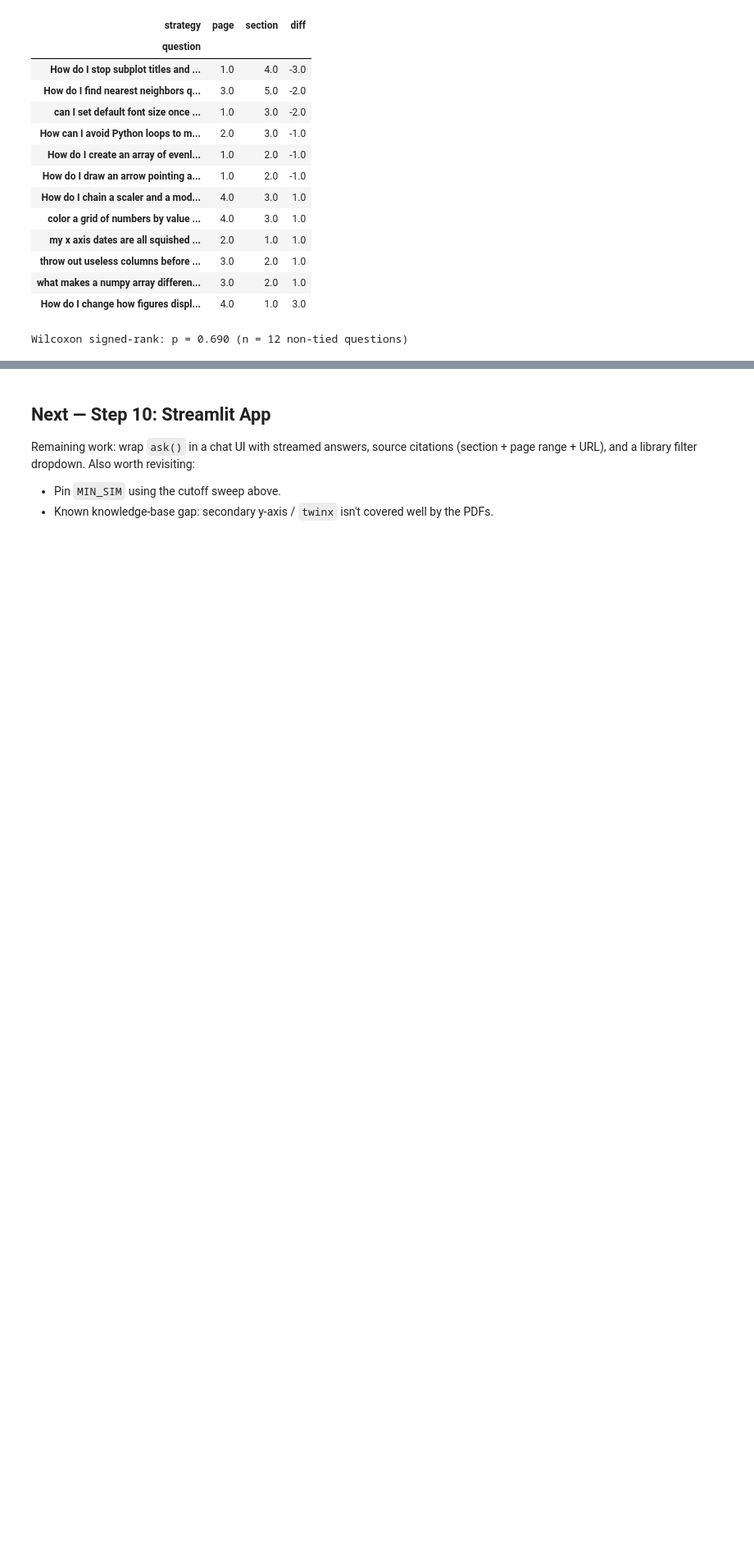
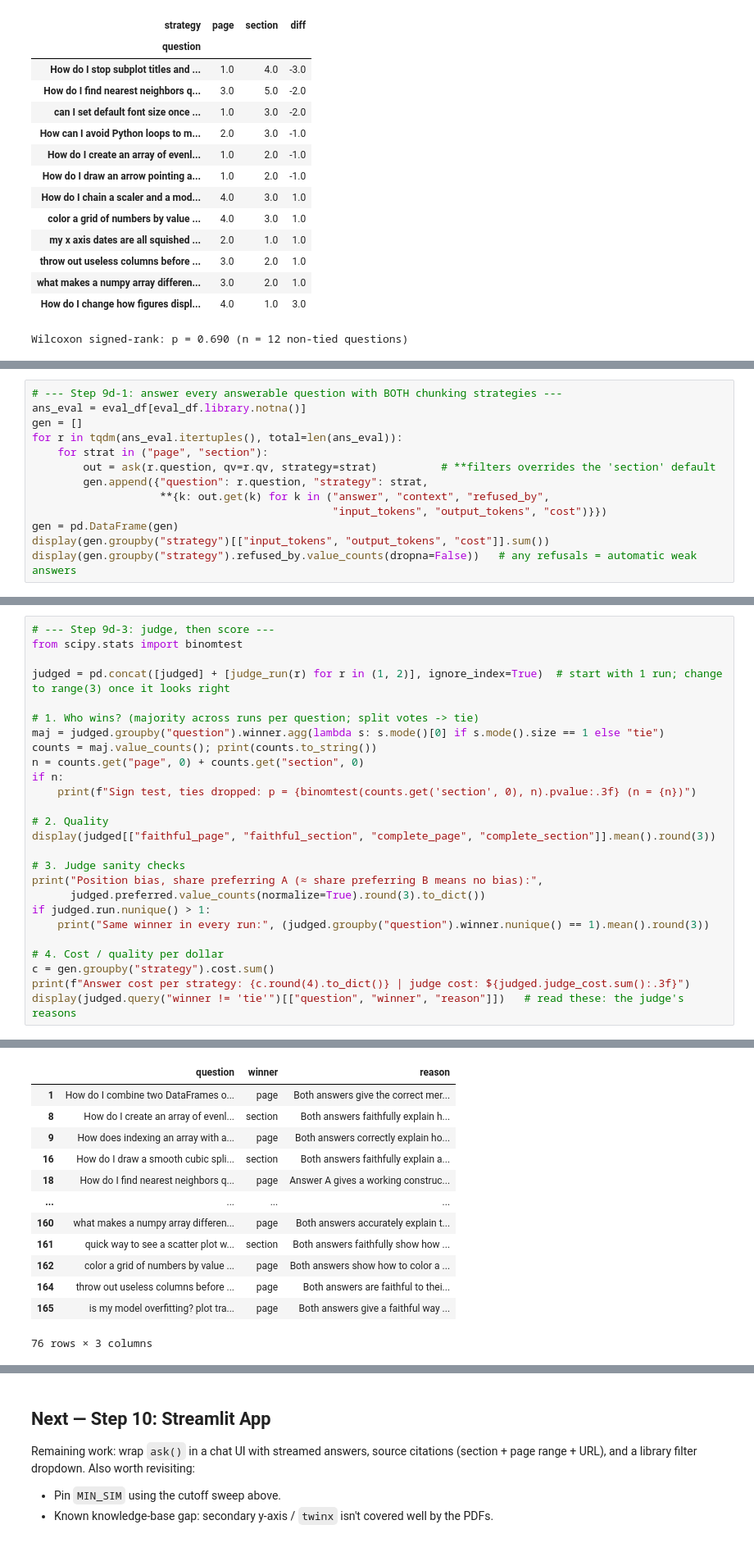
Before and after one commit to MWPerrineJr/llm_engineering-1, a Jupyter notebook: datascience_rag/datascience_rag.ipynb, the cells around one changed output, grey strips where cells are left out. Shown at 82% size. Drawn from its saved outputs; the diff is of its cells as text; blank space fills up the shorter version.

```diff
--- a/datascience_rag/datascience_rag.ipynb
+++ b/datascience_rag/datascience_rag.ipynb
@@ -981,0 +1060,13 @@ Wilcoxon signed-rank: p = 0.690 (n = 12 non-tied questions)
+# %%
+# --- Step 9d-1: answer every answerable question with BOTH chunking strategies ---
+ans_eval = eval_df[eval_df.library.notna()]
+gen = []
+for r in tqdm(ans_eval.itertuples(), total=len(ans_eval)):
+    for strat in ("page", "section"):
+        out = ask(r.question, qv=r.qv, strategy=strat)          # **filters overrides the 'section' default
+        gen.append({"question": r.question, "strategy": strat,
+                    **{k: out.get(k) for k in ("answer", "context", "refused_by",
+                                               "input_tokens", "output_tokens", "cost")}})
+gen = pd.DataFrame(gen)
+display(gen.groupby("strategy")[["input_tokens", "output_tokens", "cost"]].sum())
+display(gen.groupby("strategy").refused_by.value_counts(dropna=False))   # any refusals = automatic weak answers
@@ -981,0 +1128,27 @@ Wilcoxon signed-rank: p = 0.690 (n = 12 non-tied questions)
+# %%
+# --- Step 9d-3: judge, then score ---
+from scipy.stats import binomtest
+
+judged = pd.concat([judged] + [judge_run(r) for r in (1, 2)], ignore_index=True)  # start with 1 run; change to range(3) once it looks right
+
+# 1. Who wins? (majority across runs per question; split votes -> tie)
+maj = judged.groupby("question").winner.agg(lambda s: s.mode()[0] if s.mode().size == 1 else "tie")
+counts = maj.value_counts(); print(counts.to_string())
+n = counts.get("page", 0) + counts.get("section", 0)
+if n:
+    print(f"Sign test, ties dropped: p = {binomtest(counts.get('section', 0), n).pvalue:.3f} (n = {n})")
+
+# 2. Quality
+display(judged[["faithful_page", "faithful_section", "complete_page", "complete_section"]].mean().round(3))
+
+# 3. Judge sanity checks
+print("Position bias, share preferring A (≈ share preferring B means no bias):",
+      judged.preferred.value_counts(normalize=True).round(3).to_dict())
+if judged.run.nunique() > 1:
+    print("Same winner in every run:", (judged.groupby("question").winner.nunique() == 1).mean().round(3))
+
+# 4. Cost / quality per dollar
+c = gen.groupby("strategy").cost.sum()
+print(f"Answer cost per strategy: {c.round(4).to_dict()} | judge cost: ${judged.judge_cost.sum():.3f}")
+display(judged.query("winner != 'tie'")[["question", "winner", "reason"]])   # read these: the judge's reasons
+# %% [output]
@@ -981,0 +1168,13 @@ Wilcoxon signed-rank: p = 0.690 (n = 12 non-tied questions)
+|  | question | winner | reason |
+| 1 | How do I combine two DataFrames o... | page | Both answers give the correct mer... |
+| 8 | How do I create an array of evenl... | section | Both answers faithfully explain h... |
+| 9 | How does indexing an array with a... | page | Both answers correctly explain ho... |
+| 16 | How do I draw a smooth cubic spli... | section | Both answers faithfully explain a... |
+| 18 | How do I find nearest neighbors q... | page | Answer A gives a working construc... |
+| ... | ... | ... | ... |
+| 160 | what makes a numpy array differen... | page | Both answers accurately explain t... |
+| 161 | quick way to see a scatter plot w... | section | Both answers faithfully show how ... |
+| 162 | color a grid of numbers by value ... | page | Both answers show how to color a ... |
+| 164 | throw out useless columns before ... | page | Both answers are faithful to thei... |
+| 165 | is my model overfitting? plot tra... | page | Both answers give a faithful way ... |
+76 rows × 3 columns
```
Also changed, not shown: parts of 10 cells of this notebook, 3 other files.
